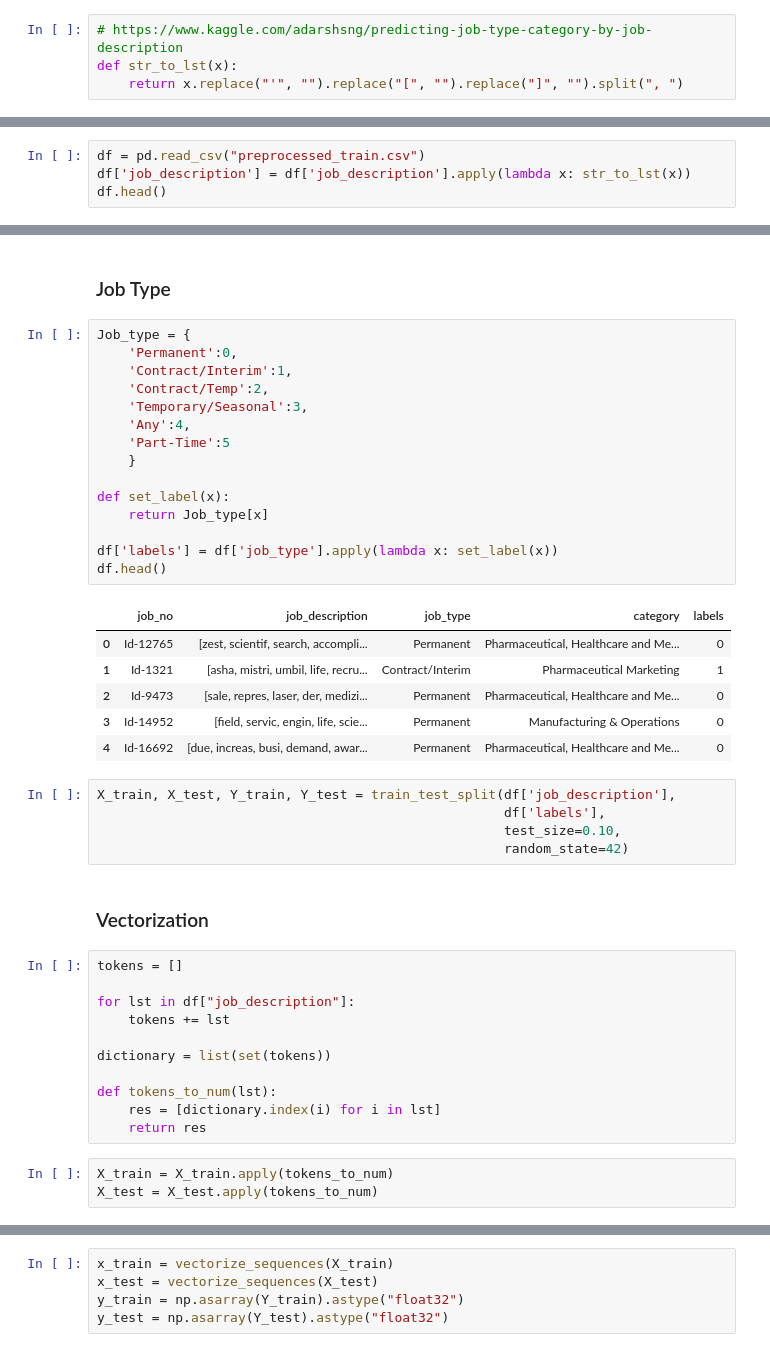
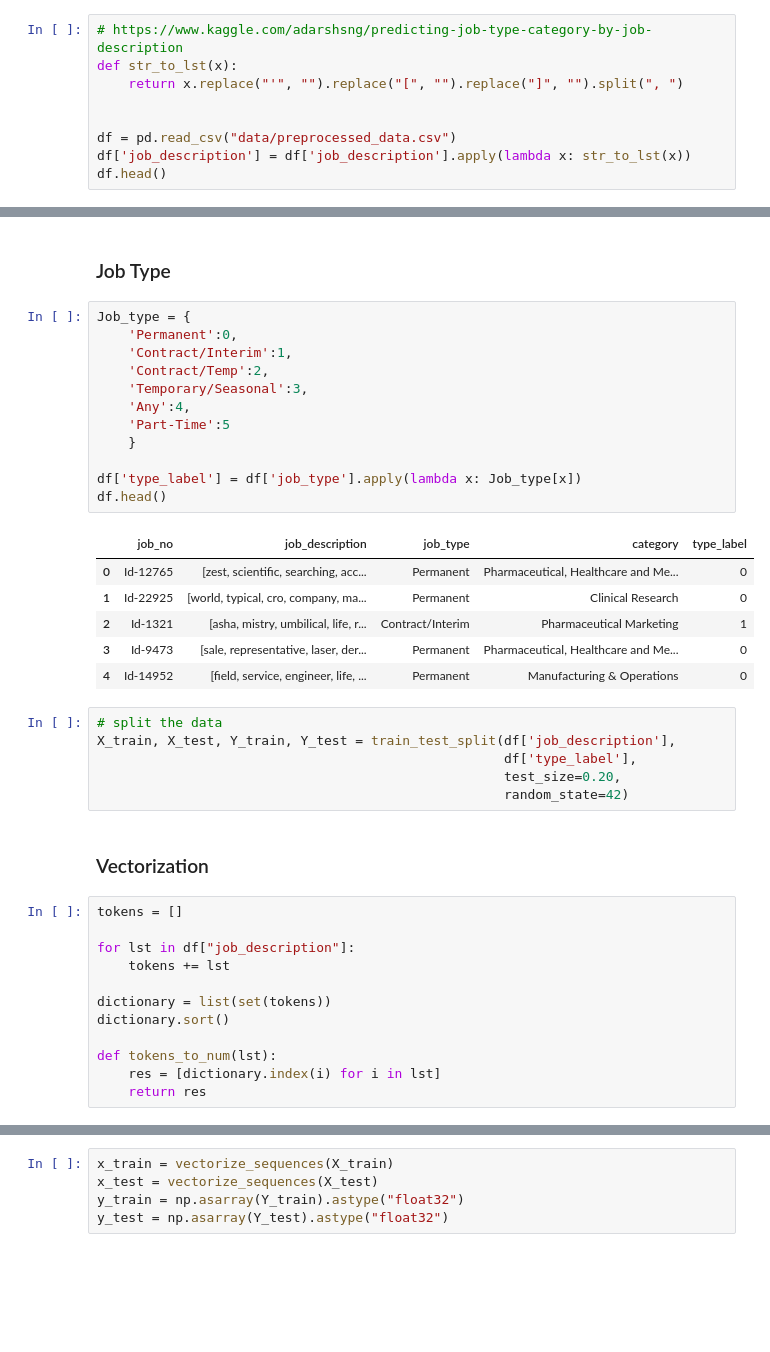
Before and after one commit to srk-practicum/2022-knu-nlp, a Jupyter notebook: step_2.ipynb, the cells around one changed output, grey strips where cells are left out. Drawn from its saved outputs; the diff is of its cells as text; blank space fills up the shorter version.

```diff
--- a/step_2.ipynb
+++ b/step_2.ipynb
@@ -13,3 +21,8 @@ from sklearn.model_selection import train_test_split
 # https://www.kaggle.com/adarshsng/predicting-job-type-category-by-job-description
 def str_to_lst(x):
     return x.replace("'", "").replace("[", "").replace("]", "").split(", ")
+
+
+df = pd.read_csv("data/preprocessed_data.csv")
+df['job_description'] = df['job_description'].apply(lambda x: str_to_lst(x))
+df.head()
@@ -16,4 +35,0 @@ def str_to_lst(x):
-# %%
-df = pd.read_csv("preprocessed_train.csv")
-df['job_description'] = df['job_description'].apply(lambda x: str_to_lst(x))
-df.head()
@@ -29,29 +38,27 @@ df.head()
 # %%
 Job_type = {
     'Permanent':0,
     'Contract/Interim':1,
     'Contract/Temp':2,
     'Temporary/Seasonal':3,
     'Any':4,
     'Part-Time':5
     }
 
-def set_label(x):
-    return Job_type[x]
-
-df['labels'] = df['job_type'].apply(lambda x: set_label(x))
+df['type_label'] = df['job_type'].apply(lambda x: Job_type[x])
 df.head()
 # %% [output]
-|  | job_no | job_description | job_type | category | labels |
-| 0 | Id-12765 | [zest, scientif, search, accompli... | Permanent | Pharmaceutical, Healthcare and Me... | 0 |
-| 1 | Id-1321 | [asha, mistri, umbil, life, recru... | Contract/Interim | Pharmaceutical Marketing | 1 |
-| 2 | Id-9473 | [sale, repres, laser, der, medizi... | Permanent | Pharmaceutical, Healthcare and Me... | 0 |
-| 3 | Id-14952 | [field, servic, engin, life, scie... | Permanent | Manufacturing & Operations | 0 |
-| 4 | Id-16692 | [due, increas, busi, demand, awar... | Permanent | Pharmaceutical, Healthcare and Me... | 0 |
+|  | job_no | job_description | job_type | category | type_label |
+| 0 | Id-12765 | [zest, scientific, searching, acc... | Permanent | Pharmaceutical, Healthcare and Me... | 0 |
+| 1 | Id-22925 | [world, typical, cro, company, ma... | Permanent | Clinical Research | 0 |
+| 2 | Id-1321 | [asha, mistry, umbilical, life, r... | Contract/Interim | Pharmaceutical Marketing | 1 |
+| 3 | Id-9473 | [sale, representative, laser, der... | Permanent | Pharmaceutical, Healthcare and Me... | 0 |
+| 4 | Id-14952 | [field, service, engineer, life, ... | Permanent | Manufacturing & Operations | 0 |
 # %%
+# split the data
 X_train, X_test, Y_train, Y_test = train_test_split(df['job_description'],
-                                                    df['labels'],
-                                                    test_size=0.10,
+                                                    df['type_label'],
+                                                    test_size=0.20,
                                                     random_state=42)
 # %% [markdown]
 ### Vectorization
@@ -62,10 +69,8 @@ for lst in df["job_description"]:
     tokens += lst
 
 dictionary = list(set(tokens))
+dictionary.sort()
 
 def tokens_to_num(lst):
     res = [dictionary.index(i) for i in lst]
     return res
-# %%
-X_train = X_train.apply(tokens_to_num)
-X_test = X_test.apply(tokens_to_num)
```
Also changed, not shown: parts of 20 cells of this notebook.
